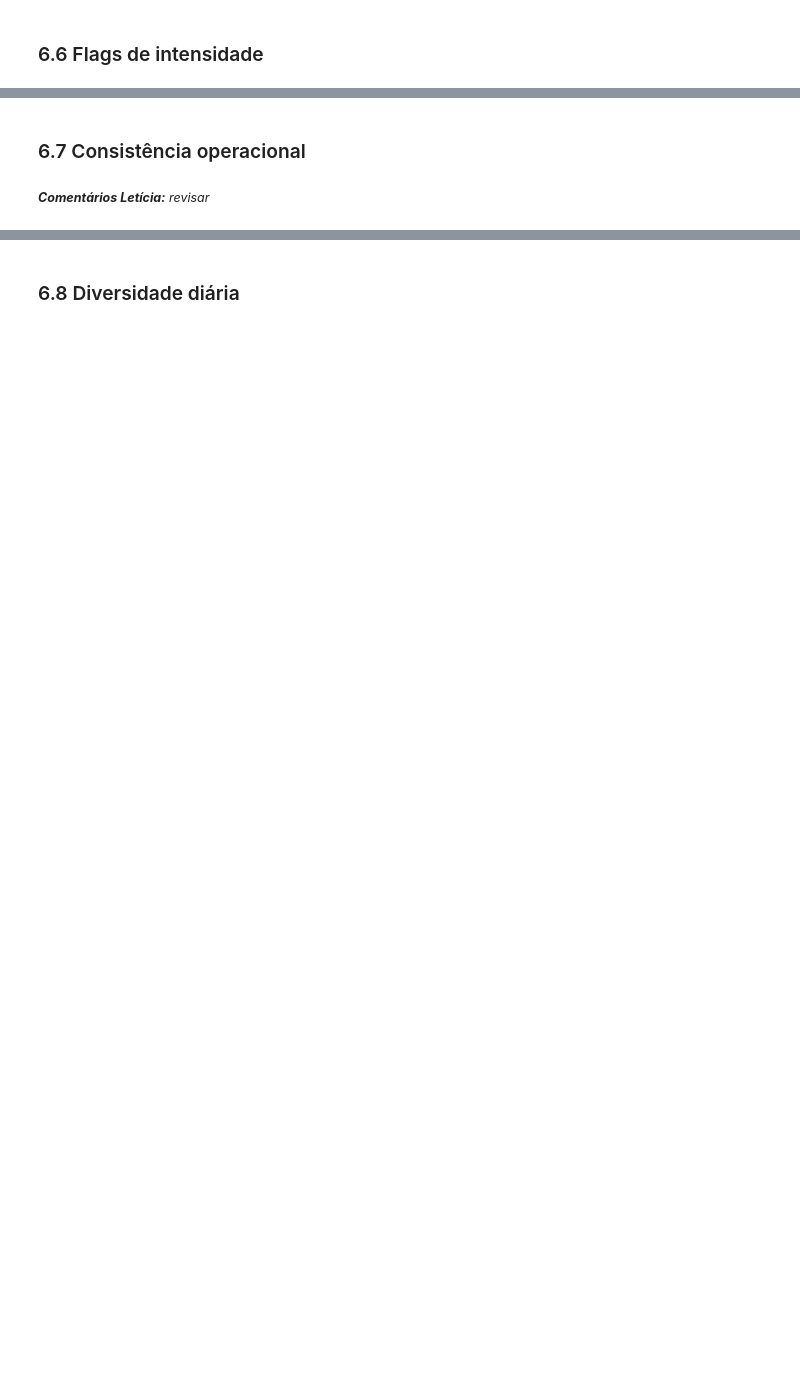
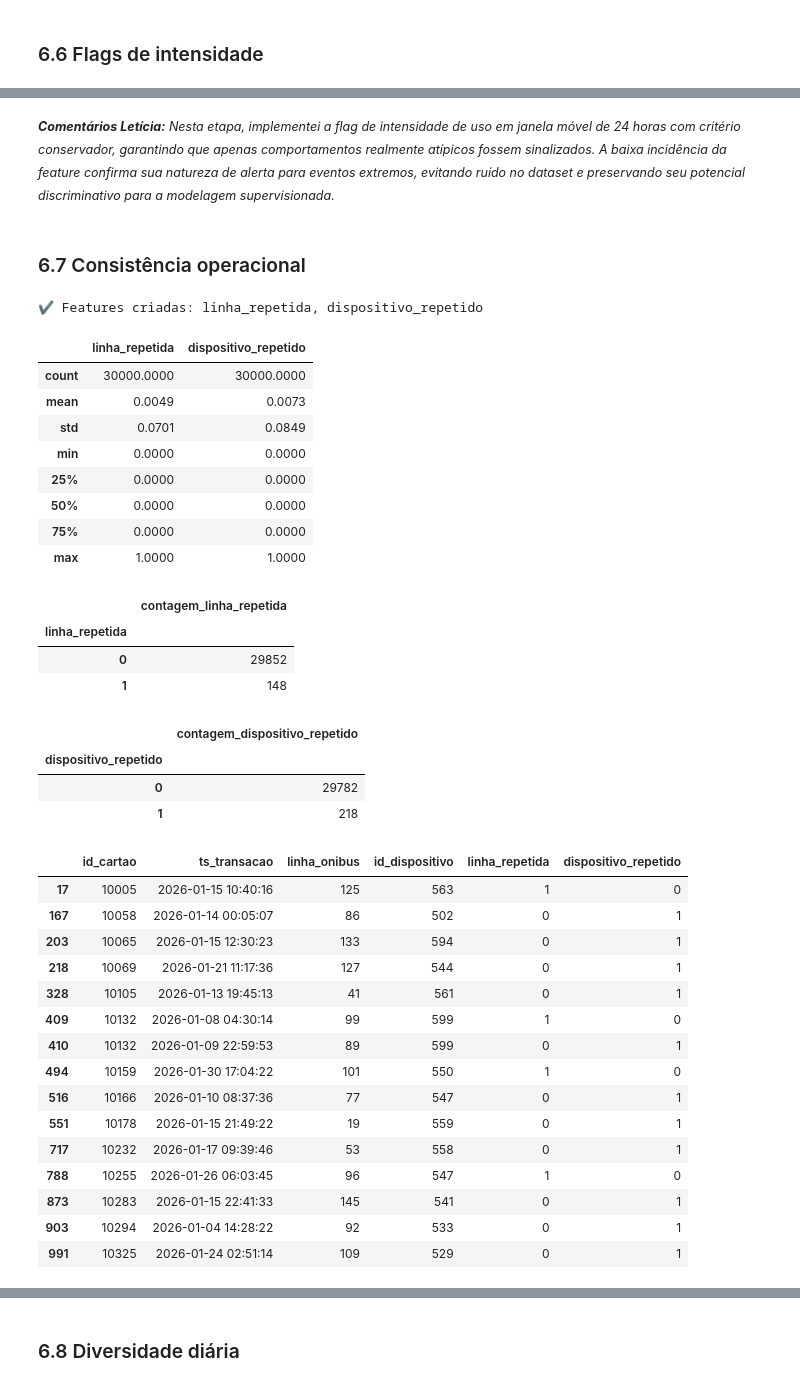
Before and after one commit to lpdata/fraude_bilhetagem, a Jupyter notebook: notebooks/02_tratamento_features.ipynb, the cells around one changed output, grey strips where cells are left out. Cells and saved outputs as stored; diff of their text form; code cells hidden in the pictures; blank space fills up the shorter version.

```diff
--- a/notebooks/02_tratamento_features.ipynb
+++ b/notebooks/02_tratamento_features.ipynb
@@ -1140,4 +1131,66 @@ display(
+# %% [markdown]
+<small>***Comentários Letícia:** Nesta etapa, implementei a flag de intensidade de uso em janela móvel de 24 horas com critério conservador, garantindo que apenas comportamentos realmente atípicos fossem sinalizados. A baixa incidência da feature confirma sua natureza de alerta para eventos extremos, evitando ruído no dataset e preservando seu potencial discriminativo para a modelagem supervisionada.*</small>
 # %% [markdown]
 ### 6.7 Consistência operacional
-# %% [markdown]
-<small>***Comentários Letícia:** revisar*</small>
+# %%
+df['linha_repetida'] = (
+    df.groupby('id_cartao')['linha_onibus']
+      .transform(lambda s: (s == s.shift(1)).fillna(False).astype(int))
+)
+
+df['dispositivo_repetido'] = (
+    df.groupby('id_cartao')['id_dispositivo']
+      .transform(lambda s: (s == s.shift(1)).fillna(False).astype(int))
+)
+
+checkpoint("Features criadas: linha_repetida, dispositivo_repetido")
+
+display(
+    df[['linha_repetida', 'dispositivo_repetido']]
+    .describe()
+)
+
+display(df['linha_repetida'].value_counts(dropna=False).to_frame('contagem_linha_repetida'))
+display(df['dispositivo_repetido'].value_counts(dropna=False).to_frame('contagem_dispositivo_repetido'))
+
+display(
+    df.loc[
+        (df['linha_repetida'] == 1) | (df['dispositivo_repetido'] == 1),
+        ['id_cartao', 'ts_transacao', 'linha_onibus', 'id_dispositivo', 'linha_repetida', 'dispositivo_repetido']
+    ].head(15)
+)
+# %% [output]
+✔ Features criadas: linha_repetida, dispositivo_repetido
+|  | linha_repetida | dispositivo_repetido |
+| count | 30000.0000 | 30000.0000 |
+| mean | 0.0049 | 0.0073 |
+| std | 0.0701 | 0.0849 |
+| min | 0.0000 | 0.0000 |
+| 25% | 0.0000 | 0.0000 |
+| 50% | 0.0000 | 0.0000 |
+| 75% | 0.0000 | 0.0000 |
+| max | 1.0000 | 1.0000 |
+|  | contagem_linha_repetida |
+| linha_repetida |  |
+| 0 | 29852 |
+| 1 | 148 |
+|  | contagem_dispositivo_repetido |
+| dispositivo_repetido |  |
+| 0 | 29782 |
+| 1 | 218 |
+|  | id_cartao | ts_transacao | linha_onibus | id_dispositivo | linha_repetida | dispositivo_repetido |
+| 17 | 10005 | 2026-01-15 10:40:16 | 125 | 563 | 1 | 0 |
+| 167 | 10058 | 2026-01-14 00:05:07 | 86 | 502 | 0 | 1 |
+| 203 | 10065 | 2026-01-15 12:30:23 | 133 | 594 | 0 | 1 |
+| 218 | 10069 | 2026-01-21 11:17:36 | 127 | 544 | 0 | 1 |
+| 328 | 10105 | 2026-01-13 19:45:13 | 41 | 561 | 0 | 1 |
+| 409 | 10132 | 2026-01-08 04:30:14 | 99 | 599 | 1 | 0 |
+| 410 | 10132 | 2026-01-09 22:59:53 | 89 | 599 | 0 | 1 |
+| 494 | 10159 | 2026-01-30 17:04:22 | 101 | 550 | 1 | 0 |
+| 516 | 10166 | 2026-01-10 08:37:36 | 77 | 547 | 0 | 1 |
+| 551 | 10178 | 2026-01-15 21:49:22 | 19 | 559 | 0 | 1 |
+| 717 | 10232 | 2026-01-17 09:39:46 | 53 | 558 | 0 | 1 |
+| 788 | 10255 | 2026-01-26 06:03:45 | 96 | 547 | 1 | 0 |
+| 873 | 10283 | 2026-01-15 22:41:33 | 145 | 541 | 0 | 1 |
+| 903 | 10294 | 2026-01-04 14:28:22 | 92 | 533 | 0 | 1 |
+| 991 | 10325 | 2026-01-24 02:51:14 | 109 | 529 | 0 | 1 |
```
Also changed, not shown: parts of 46 cells of this notebook.
